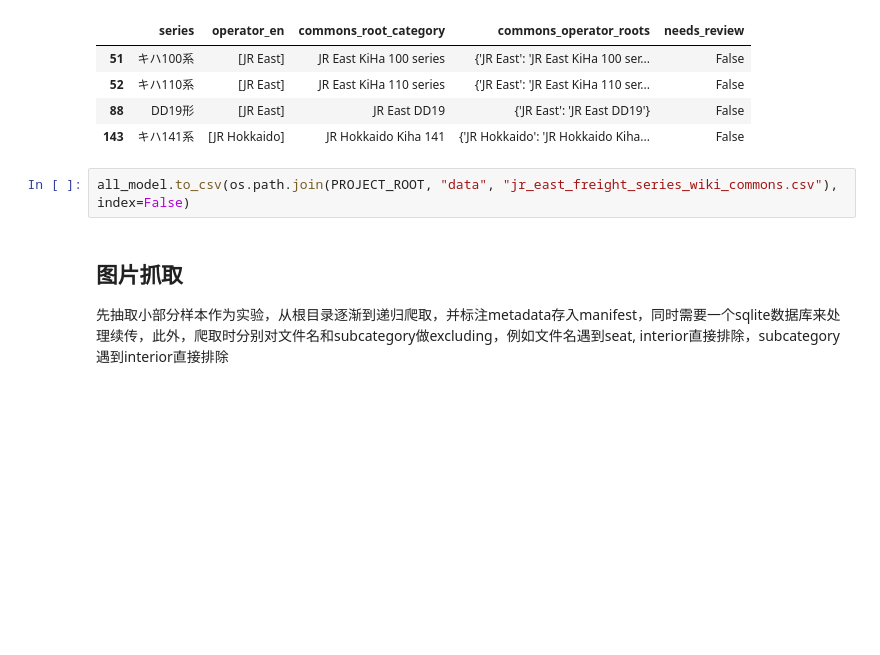
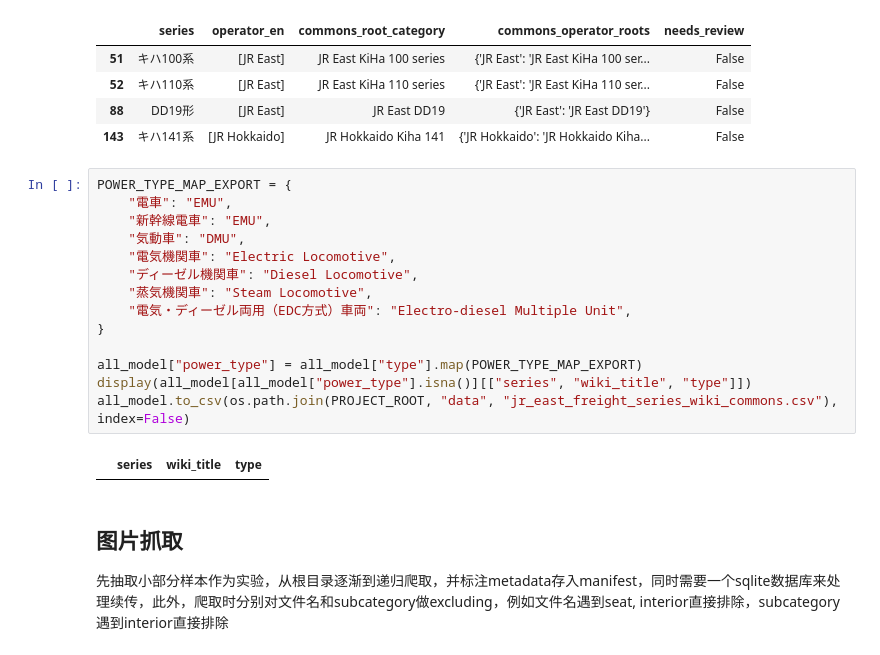
Before and after one commit to SniperPigeon/wakareeru, a Jupyter notebook: src/crawler/img_crawler.ipynb, the cells around one changed output. Cells and saved outputs as stored; diff of their text form; blank space fills up the shorter version.

```diff
--- a/src/crawler/img_crawler.ipynb
+++ b/src/crawler/img_crawler.ipynb
@@ -502,7 +524,21 @@ all_model[all_model["series"].isin(completion.keys())][[
 | 88 | DD19形 | [JR East] | JR East DD19 | {'JR East': 'JR East DD19'} | False |
 | 143 | キハ141系 | [JR Hokkaido] | JR Hokkaido Kiha 141 | {'JR Hokkaido': 'JR Hokkaido Kiha... | False |
 # %%
+POWER_TYPE_MAP_EXPORT = {
+    "電車": "EMU",
+    "新幹線電車": "EMU",
+    "気動車": "DMU",
+    "電気機関車": "Electric Locomotive",
+    "ディーゼル機関車": "Diesel Locomotive",
+    "蒸気機関車": "Steam Locomotive",
+    "電気・ディーゼル両用（EDC方式）車両": "Electro-diesel Multiple Unit",
+}
+
+all_model["power_type"] = all_model["type"].map(POWER_TYPE_MAP_EXPORT)
+display(all_model[all_model["power_type"].isna()][["series", "wiki_title", "type"]])
 all_model.to_csv(os.path.join(PROJECT_ROOT, "data", "jr_east_freight_series_wiki_commons.csv"), index=False)
+# %% [output]
+|  | series | wiki_title | type |
 # %% [markdown]
 ## 图片抓取
 
```
Also changed, not shown: parts of 10 cells of this notebook.
